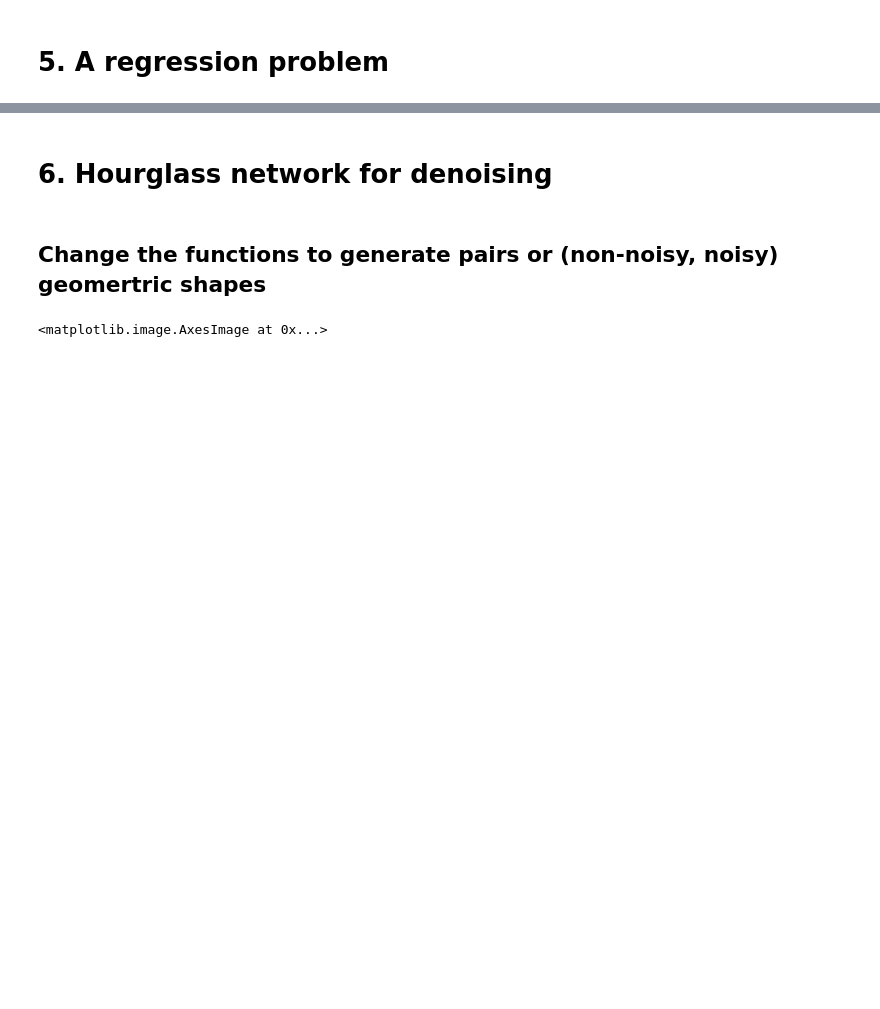
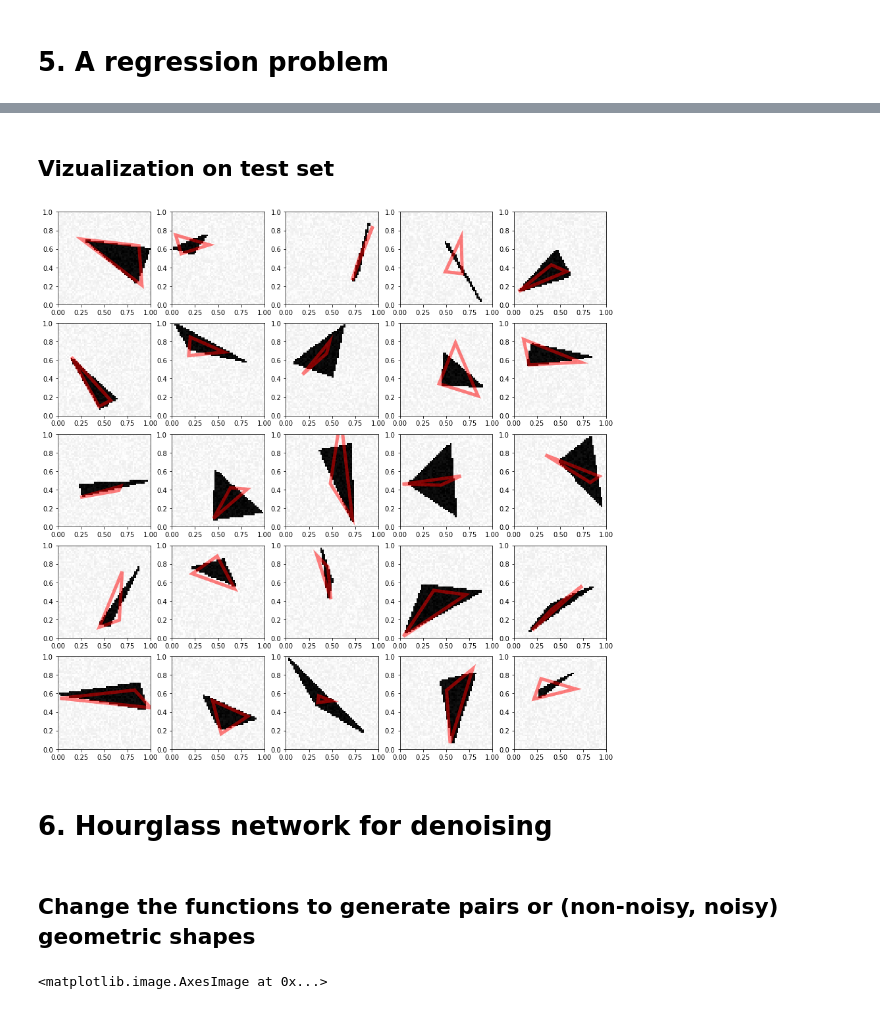
Before and after one commit to BoucheDimitri/DL1, a Jupyter notebook: TP1.ipynb, the cells around one changed output, grey strips where cells are left out. Cells and saved outputs as stored; diff of their text form; code cells hidden in the pictures; blank space fills up the shorter version.

```diff
--- a/TP1.ipynb
+++ b/TP1.ipynb
@@ -511,0 +495,4 @@ mp1.visualize_prediction(X_test[0], Y_test[0])
+# %%
+# Predict on test set
+Y_test = model.predict(X_test2D)
+Y_test = unnormalize(Y_test, Y_ordered)
@@ -512,7 +514,19 @@ mp1.visualize_prediction(X_test[0], Y_test[0])
+# %% [markdown]
+## Vizualization on test set
+# %%
+# Vizualization on test set
+ncols = 5
+nrows = 5
+fig, axes = plt.subplots(nrows=nrows, ncols=ncols, figsize=(15, 15))
+for i in range(0, nrows):
+    for j in range(0, ncols):
+        mp1.visualize_prediction(X_test[10 + j + nrows * i], Y_test[10 + j + nrows * i], axes[i, j])
+# %% [output]
+[figure, added]
 # %% [markdown]
 # 6. Hourglass network for denoising
 # %% [markdown]
-## Change the functions to generate pairs or (non-noisy, noisy) geomertric shapes
+## Change the functions to generate pairs or (non-noisy, noisy) geometric shapes
 # %%
 def generate_denoising_pair(figsize, U, V, noise=0.0):
     fig = plt.figure(figsize=(figsize,figsize))
```
Also changed, not shown: parts of 28 cells of this notebook, 1 other file.
